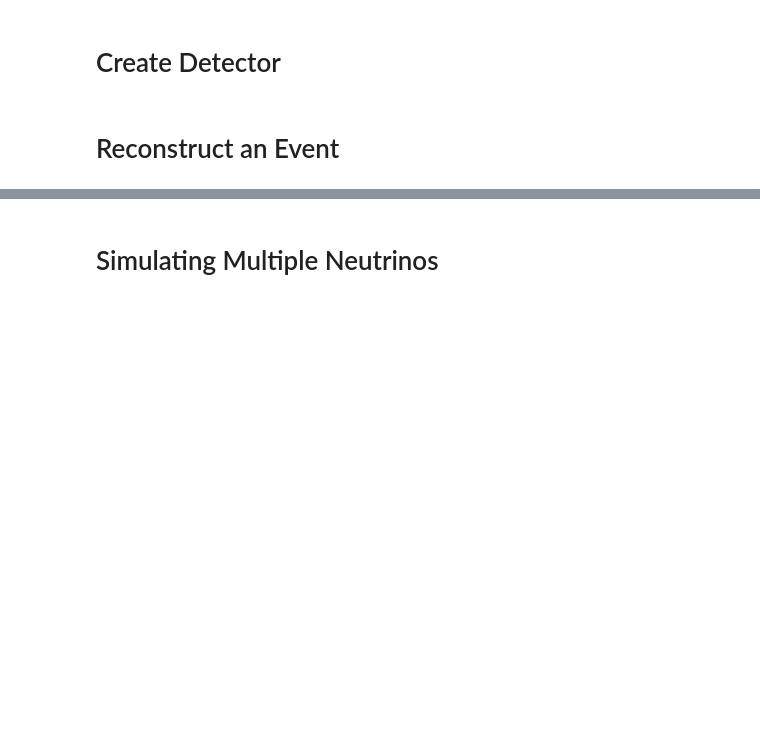
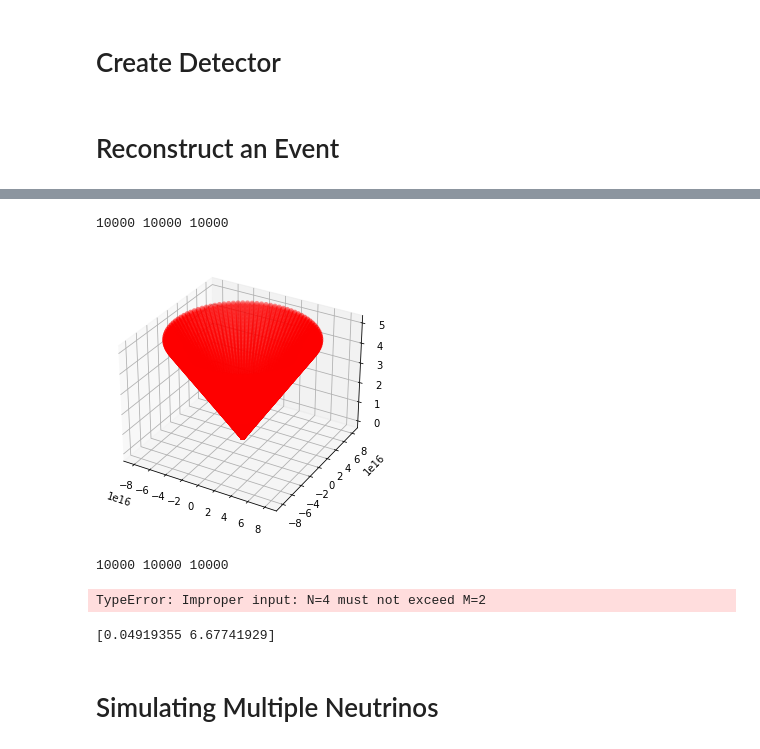
Before and after one commit to abigailbishop/PHY736-IceCube-Project, a Jupyter notebook: Simulation Planning.ipynb, the cells around one changed output, grey strips where cells are left out. Drawn from its saved outputs; the diff is of its cells as text; code cells hidden in the pictures; blank space fills up the shorter version.

Commit message:
Added energy reconstruction & attemtpted angular reconstruction

```diff
--- a/Simulation Planning.ipynb
+++ b/Simulation Planning.ipynb
@@ -665,3 +708,69 @@ plot_event(neutrino, IceCube_small)
+# %%
+#first, we need to reconstruct azimuth and zenith (theta and phi)
+def cone(z_init, theta, dx, dy, dz):
+    r_vals = z_init*np.tan(theta)
+    x_vals = []
+    y_vals = []
+    z_vals = []
+    phi_vals = np.linspace(0,2*np.pi,100)
+    for i,(r,z) in enumerate(zip(r_vals,z_init)):
+        if i ==0:
+            x_vals = r*np.cos(phi_vals)-dx
+            y_vals = r*np.sin(phi_vals)-dy
+            z_vals = [z-dz]*100
+        else:
+            x_vals = np.concatenate((x_vals,r*np.cos(phi_vals)-dx))
+            y_vals = np.concatenate((y_vals,r*np.sin(phi_vals)-dy))
+            z_vals = np.concatenate((z_vals,[z-dz]*100))
+    print(len(x_vals),len(y_vals),len(z_vals))
+    return np.array([x_vals, y_vals, z_vals]).T
+# %%
+hits_pos_x,hits_pos_y = cone(np.linspace(0,5,100), np.pi/2, 1, 0, 1)
+fig = plt.figure(figsize=(7, 5))
+ax = fig.add_subplot(111, projection='3d')
+hits = ax.scatter(hits_pos_x, hits_pos_y, [[z]*100 for z in np.linspace(0, 5, 100)],
+                          marker='o', c='r', s=20)
+# %% [output]
+10000 10000 10000
+[figure, added]
+# %%
+curve_fit(cone,[[z]*100 for z in np.linspace(0, 5, 100)],[hits_pos_x,hits_pos_y])
+#curve_fit(cone, domz, [domx,domy])
+# %% [output]
+10000 10000 10000
+TypeError: Improper input: N=4 must not exceed M=2
+# %%
+def func(data, a, b):
+    return data[:,0]*data[:,1]*a + b
+
+def func(doms,dx,dy,dz):
+    return
+
+def cone(z_init, theta, dx, dy, dz):
+    r_vals = z_init*np.tan(theta)
+    x_vals = []
+    y_vals = []
+    z_vals = []
+    phi_vals = np.linspace(0,2*np.pi,100)
+    for i,(r,z) in enumerate(zip(r_vals,z_init)):
+        if i ==0:
+            x_vals = r*np.cos(phi_vals)-dx
+            y_vals = r*np.sin(phi_vals)-dy
+            z_vals = [z-dz]*100
+        else:
+            x_vals = np.concatenate((x_vals,r*np.cos(phi_vals)-dx))
+            y_vals = np.concatenate((y_vals,r*np.sin(phi_vals)-dy))
+            z_vals = np.concatenate((z_vals,[z-dz]*100))
+    print(len(x_vals),len(y_vals),len(z_vals))
+    return np.array([x_vals, y_vals, z_vals]).T
+
+A = np.array([(19,20,24), (10,40,28), (10,50,31)])
+
+guess = (1,1)
+params, pcov = curve_fit(func, A[:,:2], A[:,2], guess)
+print(params)
+# %% [output]
+[0.04919355 6.67741929]
 # %% [markdown]
 # Simulating Multiple Neutrinos
 # %%
```
Also changed, not shown: parts of 3 cells of this notebook.
